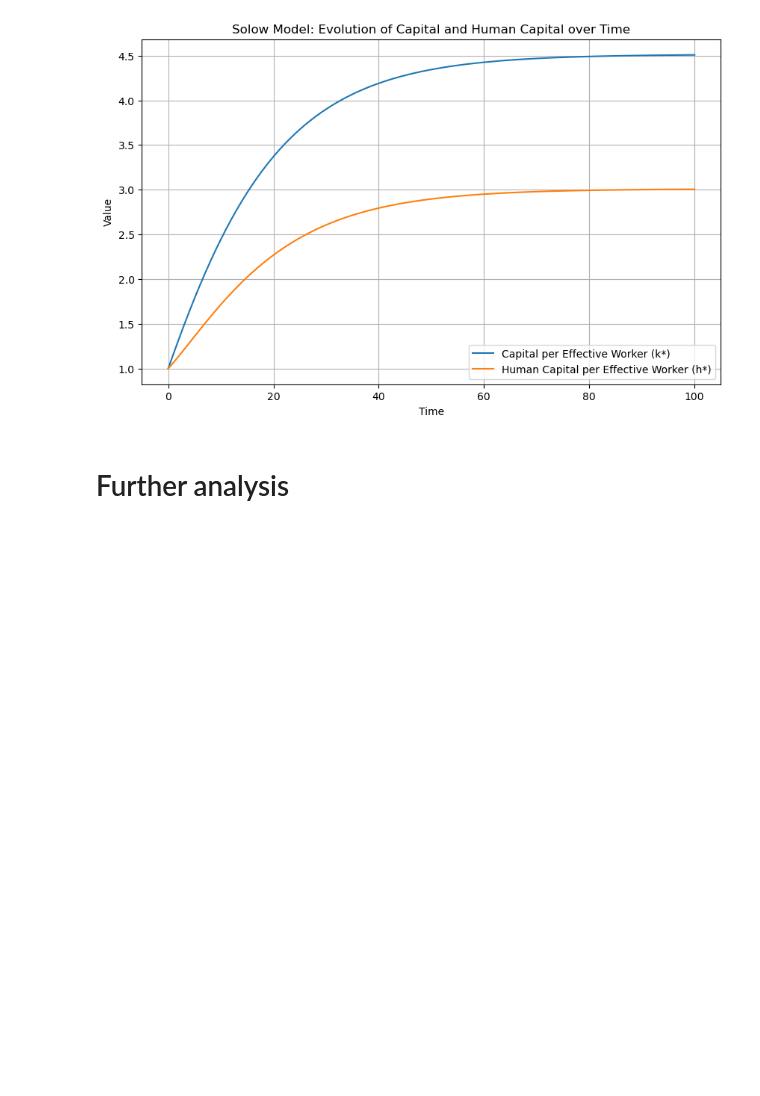
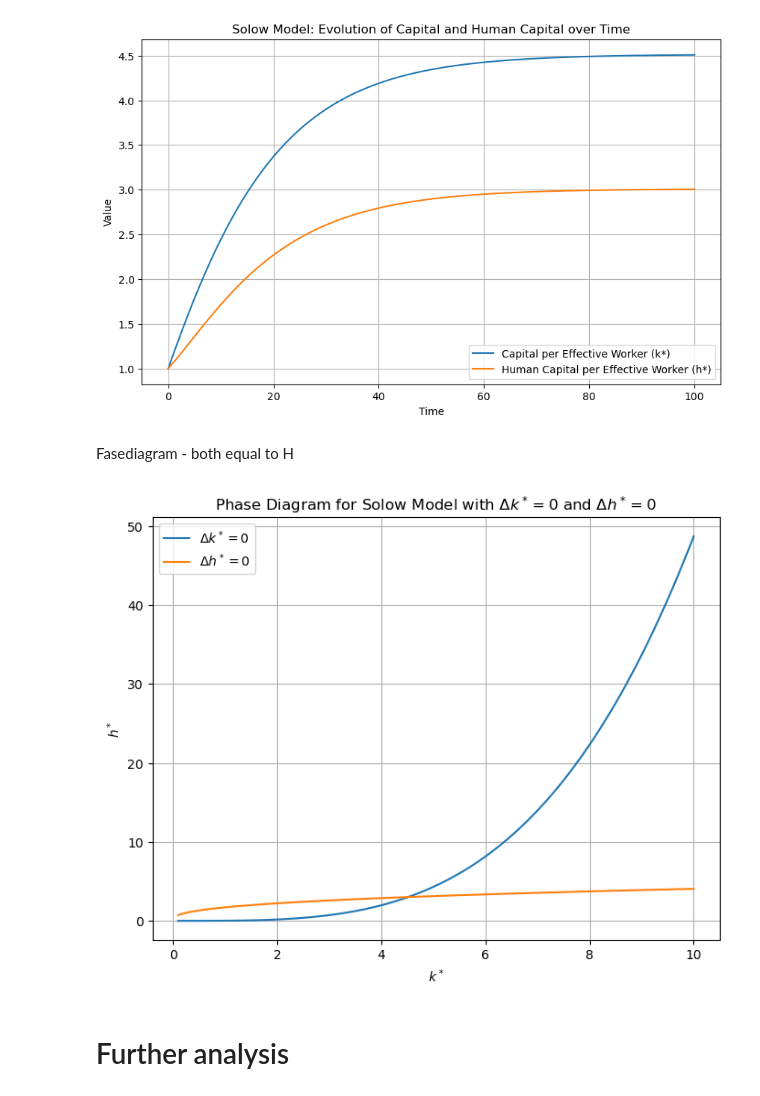
Before and after one commit to NumEconCopenhagen/projects-2024-mikkel-nikolas, a Jupyter notebook: modelproject/trying something.ipynb, the cells around one changed output. Cells and saved outputs as stored; diff of their text form; code cells hidden in the pictures; blank space fills up the shorter version.

```diff
--- a/modelproject/trying something.ipynb
+++ b/modelproject/trying something.ipynb
@@ -131,6 +131,47 @@ plt.grid(True)
 plt.show()
 # %% [output]
 [figure]
+# %% [markdown]
+Fasediagram - both equal to H
+# %%
+import numpy as np
+import matplotlib.pyplot as plt
+
+# Define functions for steady-state h* when Δk* = 0 and Δh* = 0
+def h_steady_state_delta_k_zero(k, s_K, n, g, delta, alpha, phi):
+    return ((n + g + delta + n*g) / s_K)**(1 / phi) * k**((1 - alpha) / phi)
+
+def h_steady_state_delta_h_zero(k, s_H, n, g, delta, alpha, phi):
+    return (s_H / (n + g + delta + n*g))**(1 / (1 - phi)) * k**(alpha / (1 - phi))
+
+# Range of k* values
+k_values = np.linspace(0.1, 10, 100)  # Adjust the range as needed
+
+# Parameters
+s_K = 0.3
+s_H = 0.2
+alpha = 0.3
+phi = 0.2
+n = 0.02
+g = 0.01
+delta = 0.1
+
+# Calculate corresponding h* values for Δk* = 0 and Δh* = 0
+h_delta_k_zero = h_steady_state_delta_k_zero(k_values, s_K, n, g, delta, alpha, phi)
+h_delta_h_zero = h_steady_state_delta_h_zero(k_values, s_H, n, g, delta, alpha, phi)
+
+# Plot the phase diagram
+plt.figure(figsize=(8, 6))
+plt.plot(k_values, h_delta_k_zero, label=r'$\Delta k^* = 0$')
+plt.plot(k_values, h_delta_h_zero, label=r'$\Delta h^* = 0$')
+plt.xlabel(r'$k^*$')
+plt.ylabel(r'$h^*$')
+plt.title('Phase Diagram for Solow Model with $\Delta k^* = 0$ and $\Delta h^* = 0$')
+plt.legend()
+plt.grid(True)
+plt.show()
+# %% [output]
+[figure, added]
 # %% [markdown]
 # Further analysis
 # %% [markdown]
```
